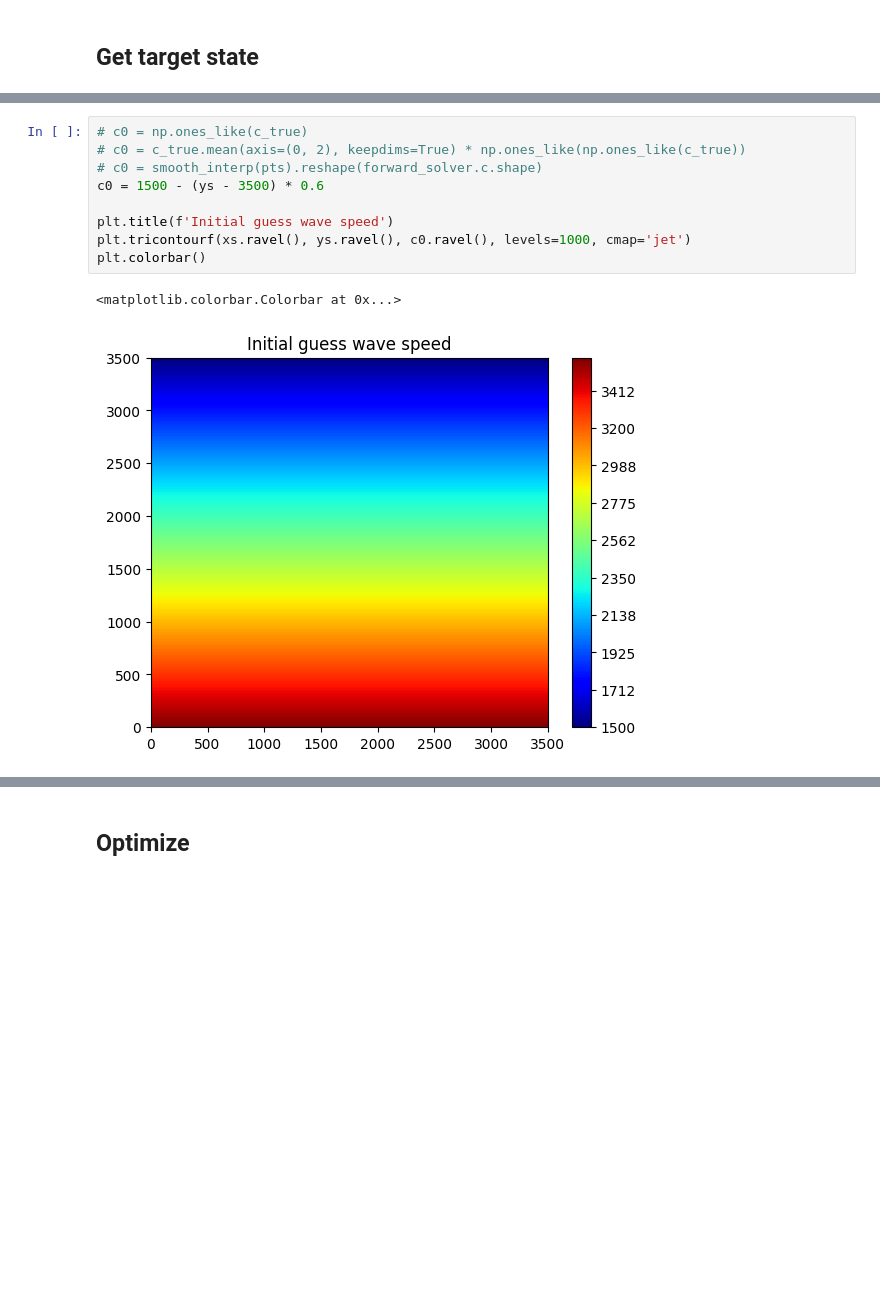
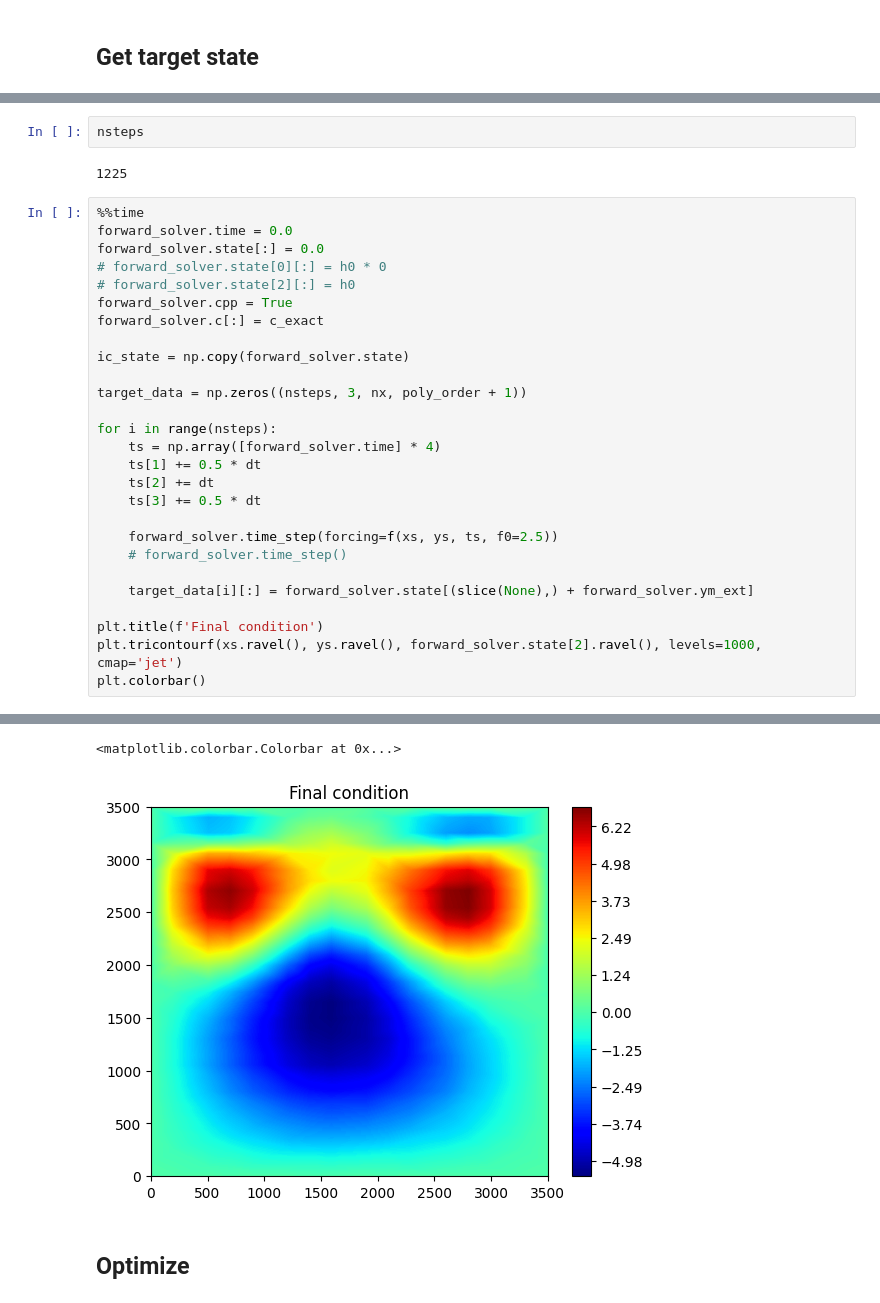
Before and after one commit to kieranricardo/ader-dg-transport, a Jupyter notebook: notebooks/dg_adjoint-receivers.ipynb, the cells around one changed output, grey strips where cells are left out. Saved outputs shown, nothing was run; the diff lists cells and outputs as text; blank space fills up the shorter version.

```diff
--- a/notebooks/dg_adjoint-receivers.ipynb
+++ b/notebooks/dg_adjoint-receivers.ipynb
@@ -151,12 +165,32 @@ Wall time: 453 ms
-# %%
-# c0 = np.ones_like(c_true)
-# c0 = c_true.mean(axis=(0, 2), keepdims=True) * np.ones_like(np.ones_like(c_true))
-# c0 = smooth_interp(pts).reshape(forward_solver.c.shape)
-c0 = 1500 - (ys - 3500) * 0.6
-
-plt.title(f'Initial guess wave speed')
-plt.tricontourf(xs.ravel(), ys.ravel(), c0.ravel(), levels=1000, cmap='jet')
-plt.colorbar()
-# %% [output]
-<matplotlib.colorbar.Colorbar at 0x...>
-[figure, removed]
+# %%
+nsteps
+# %% [output]
+1225
+# %%
+%%time
+forward_solver.time = 0.0
+forward_solver.state[:] = 0.0
+# forward_solver.state[0][:] = h0 * 0
+# forward_solver.state[2][:] = h0
+forward_solver.cpp = True
+forward_solver.c[:] = c_exact
+
+ic_state = np.copy(forward_solver.state)
+
+target_data = np.zeros((nsteps, 3, nx, poly_order + 1))
+
+for i in range(nsteps):
+    ts = np.array([forward_solver.time] * 4)
+    ts[1] += 0.5 * dt
+    ts[2] += dt
+    ts[3] += 0.5 * dt
+
+    forward_solver.time_step(forcing=f(xs, ys, ts, f0=2.5))
+    # forward_solver.time_step()
+
+    target_data[i][:] = forward_solver.state[(slice(None),) + forward_solver.ym_ext]
+
+plt.title(f'Final condition')
+plt.tricontourf(xs.ravel(), ys.ravel(), forward_solver.state[2].ravel(), levels=1000, cmap='jet')
+plt.colorbar()
+# %% [output]
@@ -163,3 +199,5 @@ plt.colorbar()
+<matplotlib.colorbar.Colorbar at 0x...>
+[figure, added]
 # %% [markdown]
 ## Optimize
 # %%
```
Also changed, not shown: parts of 96 cells of this notebook, 5 other files.
